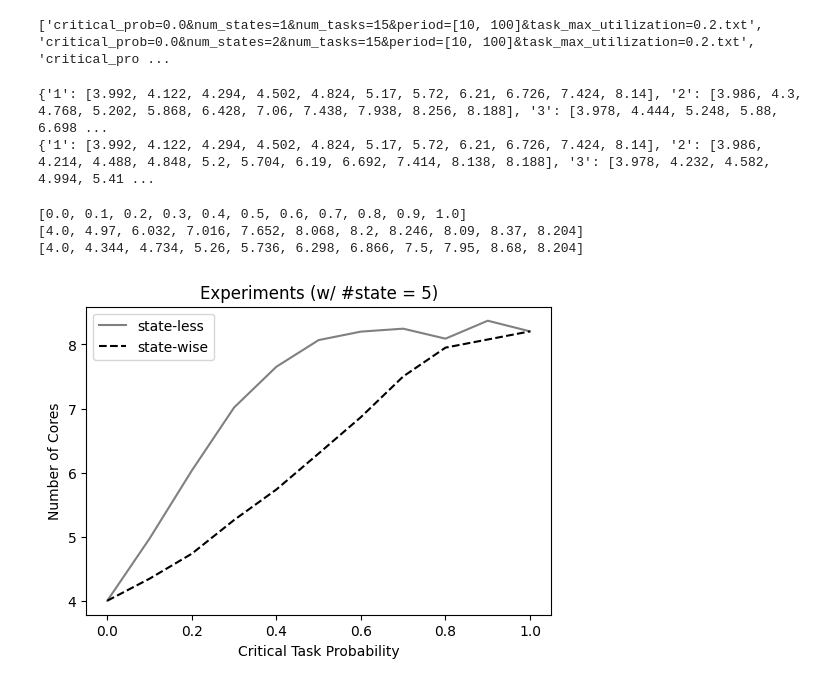
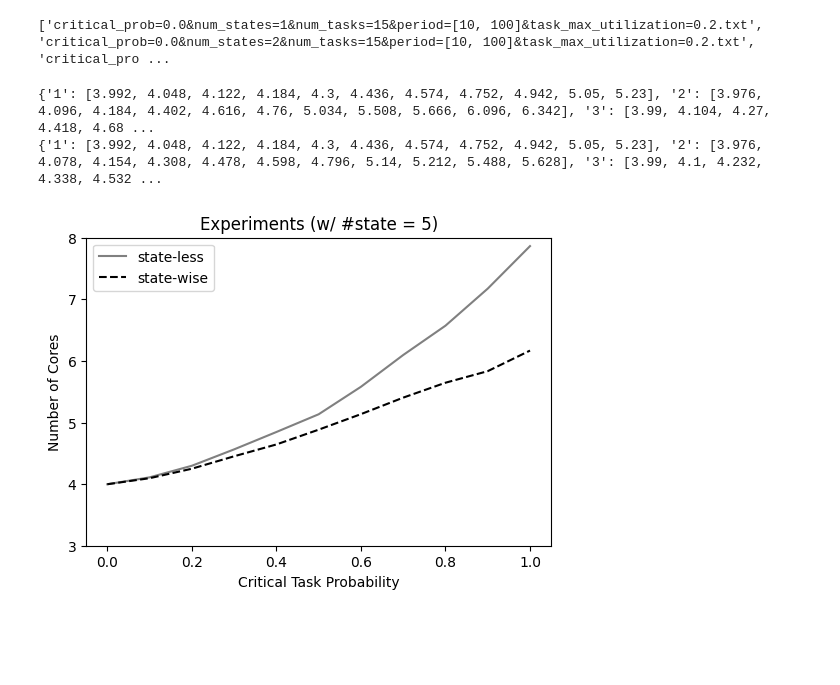
Before and after one commit to Akyeast/softerr_sim, a Jupyter notebook: vis/vis_state.ipynb, the cells around one changed output. Drawn from its saved outputs; the diff is of its cells as text; code cells hidden in the pictures; blank space fills up the shorter version.

```diff
--- a/vis/vis_state.ipynb
+++ b/vis/vis_state.ipynb
@@ -39,53 +39,40 @@ for file in files :
 # %%
 print(state_less)
 print(state_wise)
+
+vis_state_num = '5'
 # %% [output]
-{'1': [3.992, 4.122, 4.294, 4.502, 4.824, 5.17, 5.72, 6.21, 6.726, 7.424, 8.14], '2': [3.986, 4.3, 4.768, 5.202, 5.868, 6.428, 7.06, 7.438, 7.938, 8.256, 8.188], '3': [3.978, 4.444, 5.248, 5.88, 6.698 ...
-{'1': [3.992, 4.122, 4.294, 4.502, 4.824, 5.17, 5.72, 6.21, 6.726, 7.424, 8.14], '2': [3.986, 4.214, 4.488, 4.848, 5.2, 5.704, 6.19, 6.692, 7.414, 8.138, 8.188], '3': [3.978, 4.232, 4.582, 4.994, 5.41 ...
+{'1': [3.992, 4.048, 4.122, 4.184, 4.3, 4.436, 4.574, 4.752, 4.942, 5.05, 5.23], '2': [3.976, 4.096, 4.184, 4.402, 4.616, 4.76, 5.034, 5.508, 5.666, 6.096, 6.342], '3': [3.99, 4.104, 4.27, 4.418, 4.68 ...
+{'1': [3.992, 4.048, 4.122, 4.184, 4.3, 4.436, 4.574, 4.752, 4.942, 5.05, 5.23], '2': [3.976, 4.078, 4.154, 4.308, 4.478, 4.598, 4.796, 5.14, 5.212, 5.488, 5.628], '3': [3.99, 4.1, 4.232, 4.338, 4.532 ...
-# %%
-
-vis_state_num = '5'
-
-print(critical_prob_list)
-print(state_less[vis_state_num])
-print(state_wise[vis_state_num])
-
-even_critical_prob_list = [critical_prob_list[i] for i in range(0, len(critical_prob_list), 2)]
-even_state_less = [state_less[vis_state_num][i] for i in range(0, len(critical_prob_list), 2)]
-even_state_wise = [state_wise[vis_state_num][i] for i in range(0, len(critical_prob_list), 2)]
-# %% [output]
-[0.0, 0.1, 0.2, 0.3, 0.4, 0.5, 0.6, 0.7, 0.8, 0.9, 1.0]
-[4.0, 4.97, 6.032, 7.016, 7.652, 8.068, 8.2, 8.246, 8.09, 8.37, 8.204]
-[4.0, 4.344, 4.734, 5.26, 5.736, 6.298, 6.866, 7.5, 7.95, 8.68, 8.204]
 # %%
 # Compare state-wise and state-less with criticality probability (#state = vis_state_num)
 
 
 plt.figure(figsize=(6,4))
 
 ax = plt.gca()
 
+# plt.plot(critical_prob_list, state_less[vis_state_num], label='state-less', color='gray')
+
+# critical_prob_list.pop(9)
+# state_wise[vis_state_num].pop(9)
+
+# plt.plot(critical_prob_list, state_wise[vis_state_num], label='state-wise', color='black', linestyle='dashed')
+
 plt.plot(critical_prob_list, state_less[vis_state_num], label='state-less', color='gray')
-
-critical_prob_list.pop(9)
-state_wise[vis_state_num].pop(9)
-
 plt.plot(critical_prob_list, state_wise[vis_state_num], label='state-wise', color='black', linestyle='dashed')
-
-# plt.plot(critical_prob_list, state_less[vis_state_num], label='state-less', color='gray')
-# plt.plot(critical_prob_list, state_wise[vis_state_num], label='state-wise', color='black', linestyle='dashed')
 
 plt.title(f'Experiments (w/ #state = {vis_state_num})')
 plt.xlabel('Critical Task Probability')
 plt.ylabel('Number of Cores')
 plt.legend()
 
-# ax.set_ylim([3, 8])
+ax.set_ylim([3, 8])
 ax.yaxis.set_major_locator(plt.MaxNLocator(integer=True))
 
 plt.show()
 # %% [output]
-[figure, old version]
+[figure, new version]
 # %%
 # Compare state-wise and state-less with #states (#critical_prob = vis_critical_prob)
 
```
Also changed, not shown: parts of 1 cell of this notebook, 56 other files.
